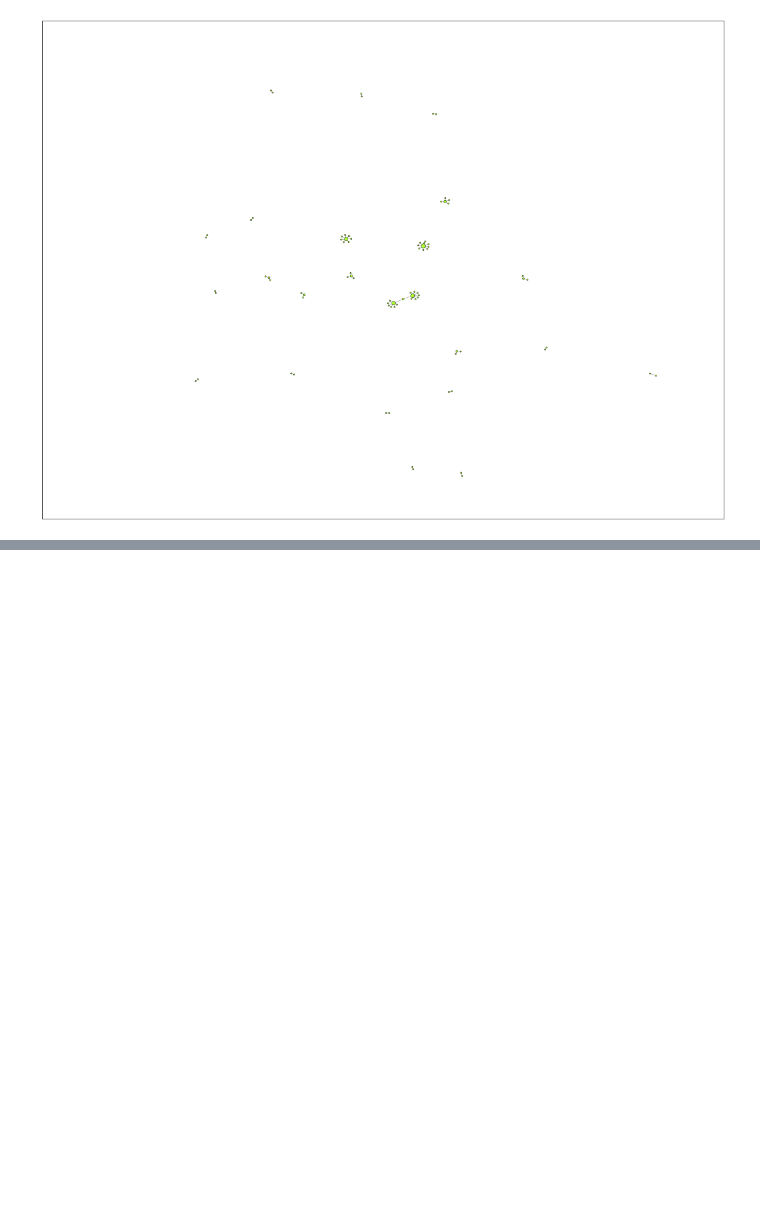
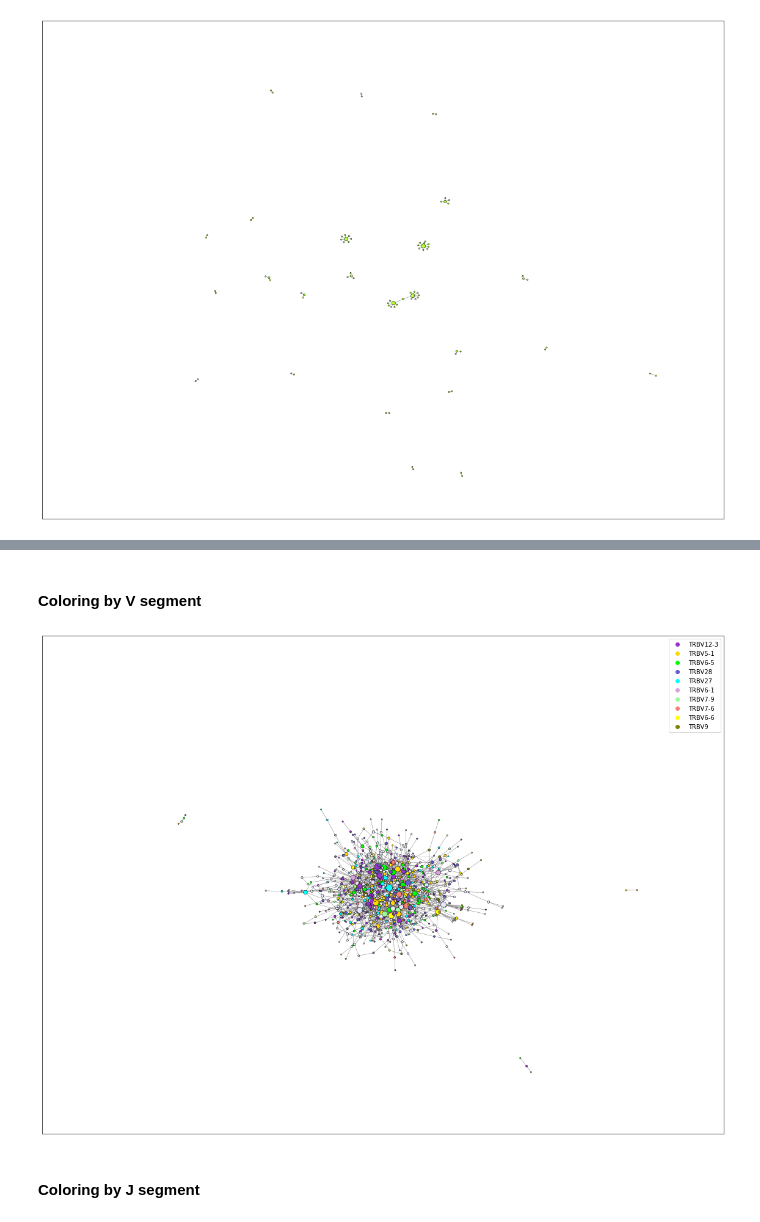
Before and after one commit to antigenomics/tcr-covid-classifier, a Jupyter notebook: feature_incidence/graph_leven_distance/graph_adaptive_vs_fmba_features.ipynb, the cells around one changed output, grey strips where cells are left out. Saved outputs shown, nothing was run; the diff lists cells and outputs as text; code cells hidden in the pictures; blank space fills up the shorter version.

```diff
--- a/feature_incidence/graph_leven_distance/graph_adaptive_vs_fmba_features.ipynb
+++ b/feature_incidence/graph_leven_distance/graph_adaptive_vs_fmba_features.ipynb
@@ -220,0 +277,43 @@ plt.show()
+# %%
+def create_segment_dict(clone_dct, segm_dct):
+    for segm in segm_dct.keys():
+        clone_lst=[]
+        for k, v in clone_dct.items():
+            if v==segm:
+                clone_lst.append(k)
+        segm_dct.update({segm: clone_lst})
+    return segm_dct
+# %%
+v_segments_dct=create_segment_dict(dct_accosiated_clones_v, v_segments_dct)
+j_segments_dct=create_segment_dict(dct_accosiated_clones_j, j_segments_dct)
+# %%
+#let's do palette for v segments and j segments
+color_map={c : 'lavender' for c in range(1000)}
+colors=['darkorchid', 'gold', 'lime', 'slateblue', 'cyan', 'plum', 'palegreen', 'salmon', 'yellow', 'olive']
+palette_v=dict(zip(v_segments, colors))
+palette_j=dict(zip(j_segments, colors))
+
+labels = {c: mix_accosiated_clones_without_bed_clones[c] for c in range(len(mix_accosiated_clones_without_bed_clones))}
+# %% [markdown]
+#### Coloring by V segment
+# %%
+for num, seq in labels.items():
+    for k in v_segments_dct.keys():
+            if seq in v_segments_dct.get(k):
+                color_map.update({num: palette_v.get(k)})
+# %%
+G = nx.Graph(AB_vs_FMBA_leven_without_zeros.values)
+
+pos = nx.fruchterman_reingold_layout(G)
+plt.figure(10,figsize=(20,15))
+d=dict(G.degree)
+nx.draw_networkx_nodes(G,pos, node_color=list(color_map.values()), node_size=[v * 5 for v in d.values()], linewidths=0.5, edgecolors='black')
+nx.draw_networkx_edges(G, pos, width=0.5, edge_color='gray')
+
+markers = [plt.Line2D([0,0],[0,0],color=color, marker='o', linestyle='') for color in palette_v.values()]
+plt.legend(markers, palette_v.keys(), numpoints=1)
+plt.show()
+# %% [output]
+[figure, added]
+# %% [markdown]
+#### Coloring by J segment
```
Also changed, not shown: parts of 20 cells of this notebook, 28 other files.
